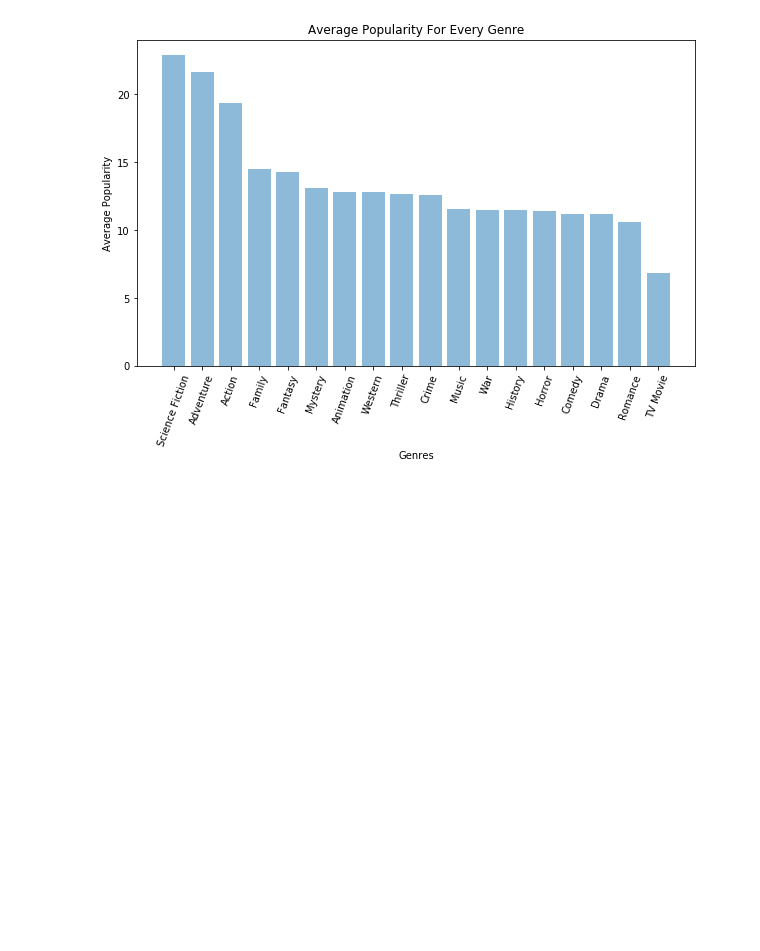
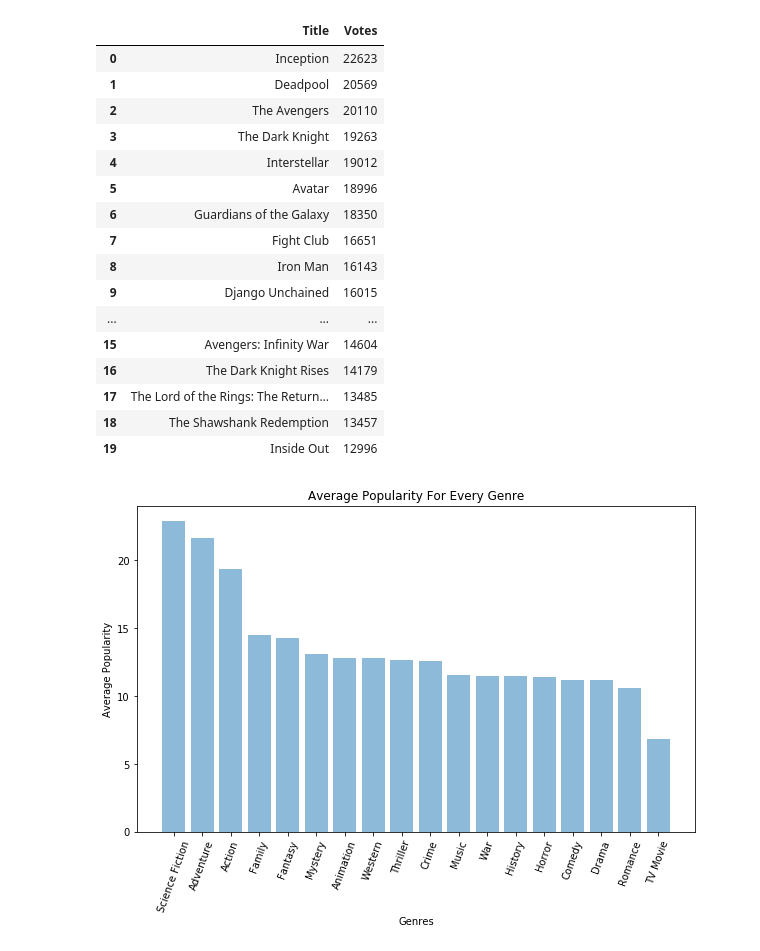
Before and after one commit to Rsaphra/Blockbusters_project, a Jupyter notebook: queries.ipynb, the cells around one changed output. Saved outputs shown, nothing was run; the diff lists cells and outputs as text; code cells hidden in the pictures; blank space fills up the shorter version.

```diff
--- a/queries.ipynb
+++ b/queries.ipynb
@@ -248,6 +248,36 @@ def popularity_by_genre():
         ORDER BY Popularity;
         """
     return execute_query(q)
+# %%
+def top_rev_titles():
+    q = """
+        SELECT title as Title , vote_count as Votes
+        FROM movies
+        ORDER BY Votes DESC
+        LIMIT 20
+
+        """
+    return execute_query_into_df(q)
+
+top_rev_titles()
+# %% [output]
+|  | Title | Votes |
+| 0 | Inception | 22623 |
+| 1 | Deadpool | 20569 |
+| 2 | The Avengers | 20110 |
+| 3 | The Dark Knight | 19263 |
+| 4 | Interstellar | 19012 |
+| 5 | Avatar | 18996 |
+| 6 | Guardians of the Galaxy | 18350 |
+| 7 | Fight Club | 16651 |
+| 8 | Iron Man | 16143 |
+| 9 | Django Unchained | 16015 |
+| ... | ... | ... |
+| 15 | Avengers: Infinity War | 14604 |
+| 16 | The Dark Knight Rises | 14179 |
+| 17 | The Lord of the Rings: The Return... | 13485 |
+| 18 | The Shawshank Redemption | 13457 |
+| 19 | Inside Out | 12996 |
 # %%
 popular_tuple = get_most_popular_genres()
 genres = [item[0] for item in popular_tuple]
```
